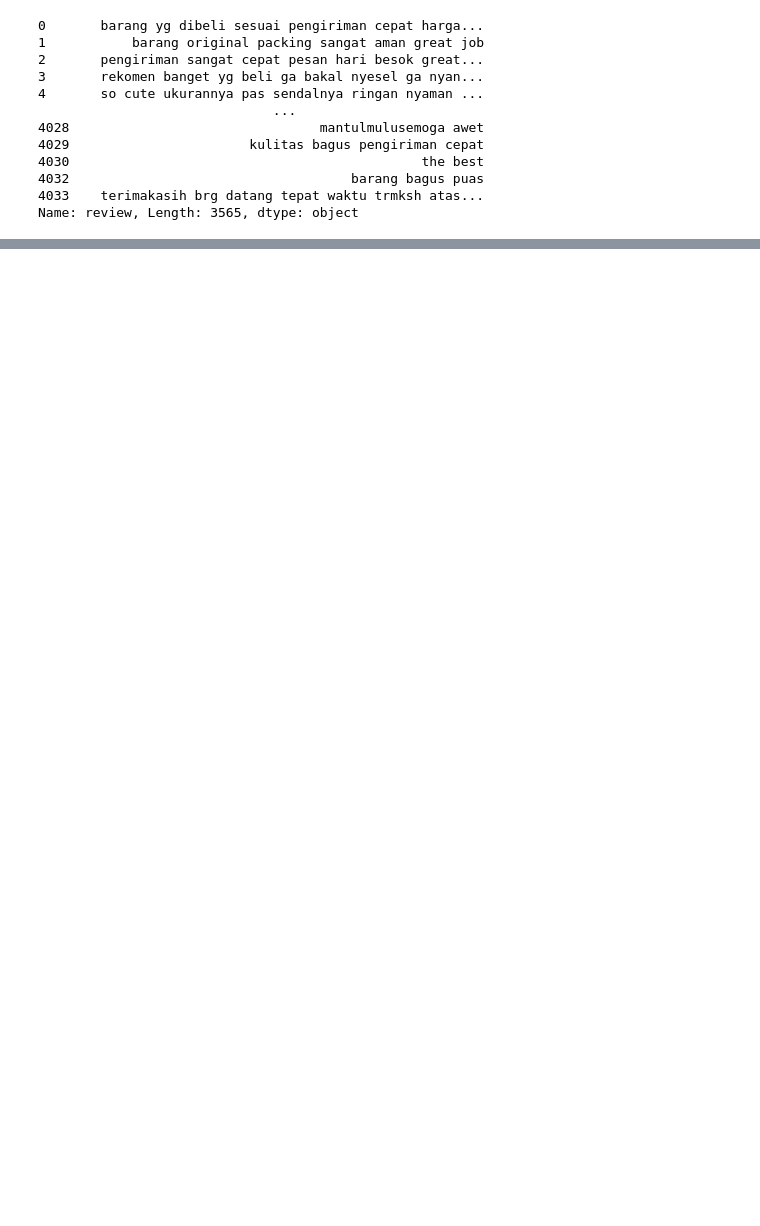
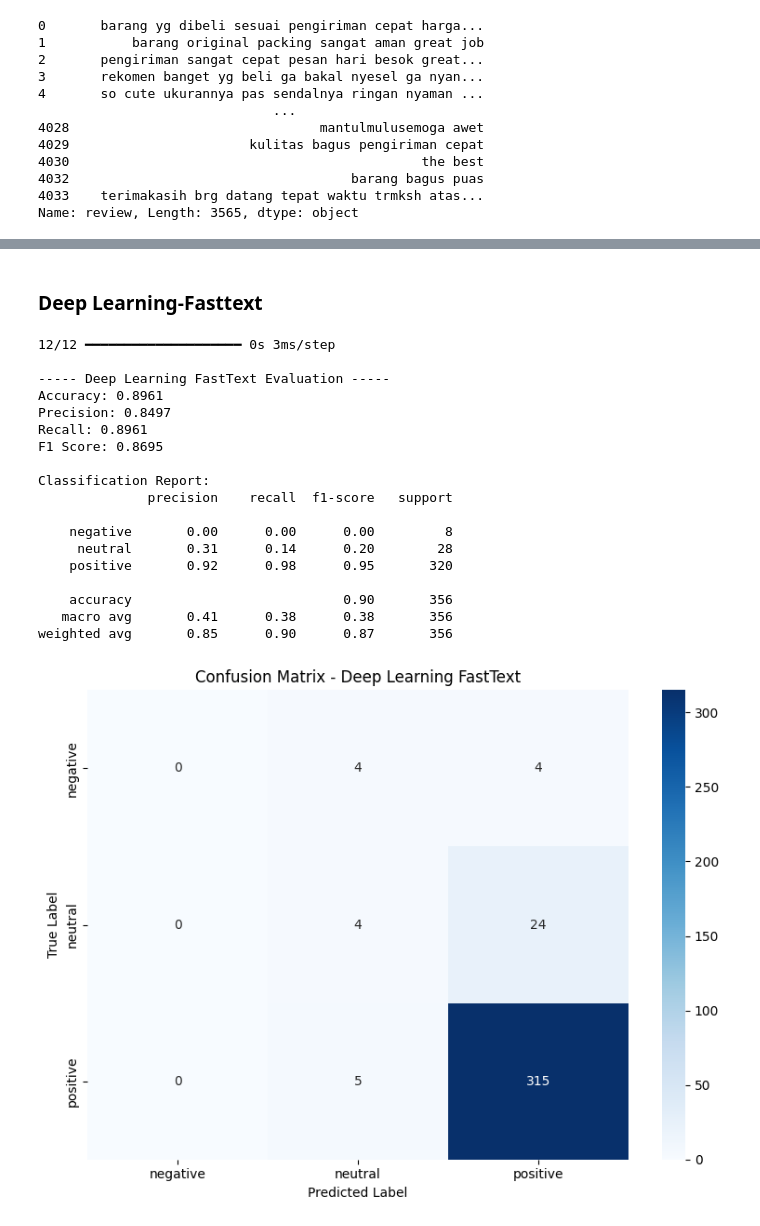
Before and after one commit to zeerafle/product-sentiment, a Jupyter notebook: notebook.ipynb, the cells around one changed output, grey strips where cells are left out. Saved outputs shown, nothing was run; the diff lists cells and outputs as text; code cells hidden in the pictures; blank space fills up the shorter version.

```diff
--- a/notebook.ipynb
+++ b/notebook.ipynb
@@ -410,0 +937,24 @@ ft.get_word_vector('yg')
+# %% [markdown]
+### Deep Learning-Fasttext
+# %%
+evaluate_model('Deep Learning FastText', dl_ft, X_test_ft, y_test, is_keras=True)
+# %% [output]
+12/12 ━━━━━━━━━━━━━━━━━━━━ 0s 3ms/step
+
+----- Deep Learning FastText Evaluation -----
+Accuracy: 0.8961
+Precision: 0.8497
+Recall: 0.8961
+F1 Score: 0.8695
+
+Classification Report:
+              precision    recall  f1-score   support
+
+    negative       0.00      0.00      0.00         8
+     neutral       0.31      0.14      0.20        28
+    positive       0.92      0.98      0.95       320
+
+    accuracy                           0.90       356
+   macro avg       0.41      0.38      0.38       356
+weighted avg       0.85      0.90      0.87       356
+[figure, added]
```
Also changed, not shown: parts of 80 cells of this notebook, 3 other files.
